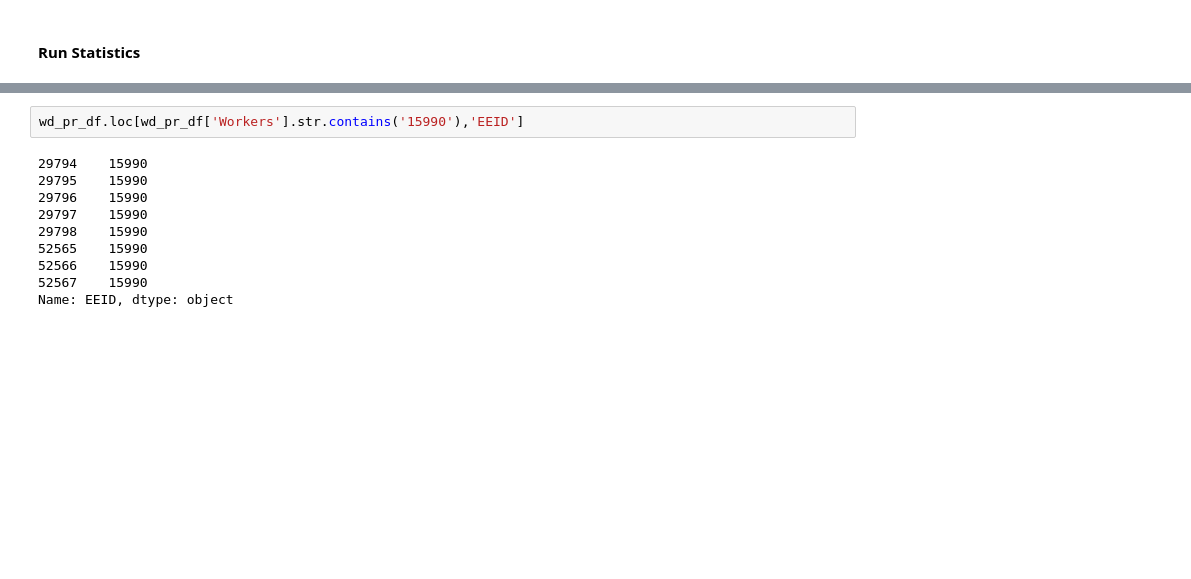
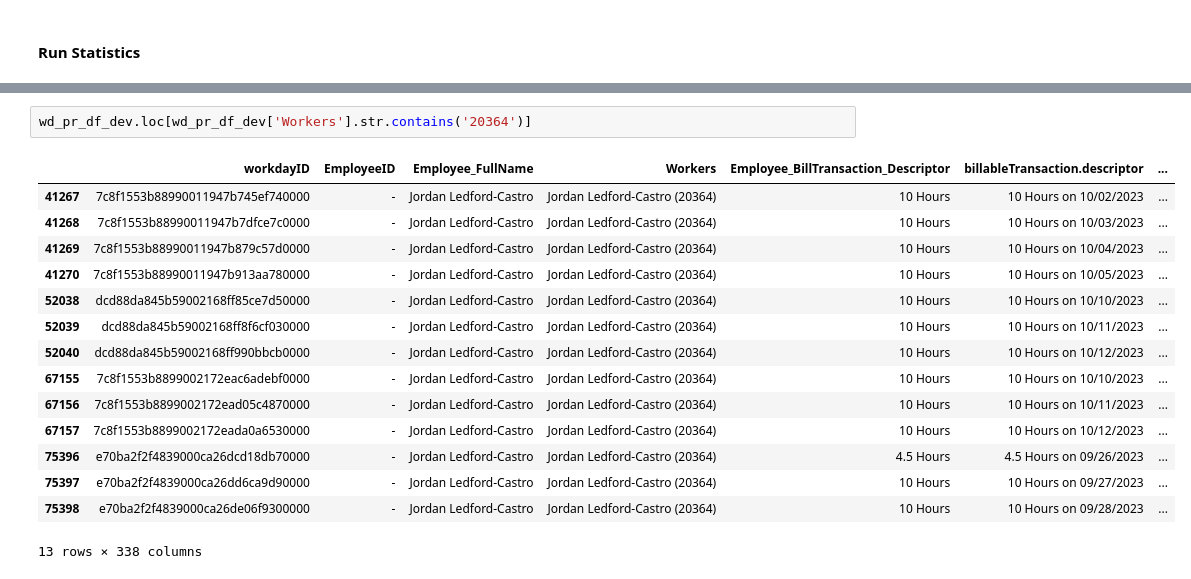
Before and after one commit to jbeachyMoss/LaborHours_Compare, a Jupyter notebook: DataValidation.ipynb, the cells around one changed output, grey strips where cells are left out. Drawn from its saved outputs; the diff is of its cells as text; blank space fills up the shorter version.

Commit message:
show data exploration on employees that have double the amount of hours in WD than they do it TCP

```diff
--- a/DataValidation.ipynb
+++ b/DataValidation.ipynb
@@ -280,12 +290,18 @@ Ran on 10-18-2023 11:22:40 for Week Ending 2023-10-14
 # %%
-wd_pr_df.loc[wd_pr_df['Workers'].str.contains('15990'),'EEID']
+wd_pr_df_dev.loc[wd_pr_df_dev['Workers'].str.contains('20364')]
 # %% [output]
+|  | workdayID | EmployeeID | Employee_FullName | Workers | Employee_BillTransaction_Descriptor | billableTransaction.descriptor | ... |
+| 41267 | 7c8f1553b88990011947b745ef740000 | - | Jordan Ledford-Castro | Jordan Ledford-Castro (20364) | 10 Hours | 10 Hours on 10/02/2023 | ... |
+| 41268 | 7c8f1553b88990011947b7dfce7c0000 | - | Jordan Ledford-Castro | Jordan Ledford-Castro (20364) | 10 Hours | 10 Hours on 10/03/2023 | ... |
+| 41269 | 7c8f1553b88990011947b879c57d0000 | - | Jordan Ledford-Castro | Jordan Ledford-Castro (20364) | 10 Hours | 10 Hours on 10/04/2023 | ... |
+| 41270 | 7c8f1553b88990011947b913aa780000 | - | Jordan Ledford-Castro | Jordan Ledford-Castro (20364) | 10 Hours | 10 Hours on 10/05/2023 | ... |
+| 52038 | dcd88da845b59002168ff85ce7d50000 | - | Jordan Ledford-Castro | Jordan Ledford-Castro (20364) | 10 Hours | 10 Hours on 10/10/2023 | ... |
+| 52039 | dcd88da845b59002168ff8f6cf030000 | - | Jordan Ledford-Castro | Jordan Ledford-Castro (20364) | 10 Hours | 10 Hours on 10/11/2023 | ... |
+| 52040 | dcd88da845b59002168ff990bbcb0000 | - | Jordan Ledford-Castro | Jordan Ledford-Castro (20364) | 10 Hours | 10 Hours on 10/12/2023 | ... |
+| 67155 | 7c8f1553b8899002172eac6adebf0000 | - | Jordan Ledford-Castro | Jordan Ledford-Castro (20364) | 10 Hours | 10 Hours on 10/10/2023 | ... |
+| 67156 | 7c8f1553b8899002172ead05c4870000 | - | Jordan Ledford-Castro | Jordan Ledford-Castro (20364) | 10 Hours | 10 Hours on 10/11/2023 | ... |
+| 67157 | 7c8f1553b8899002172eada0a6530000 | - | Jordan Ledford-Castro | Jordan Ledford-Castro (20364) | 10 Hours | 10 Hours on 10/12/2023 | ... |
+| 75396 | e70ba2f2f4839000ca26dcd18db70000 | - | Jordan Ledford-Castro | Jordan Ledford-Castro (20364) | 4.5 Hours | 4.5 Hours on 09/26/2023 | ... |
+| 75397 | e70ba2f2f4839000ca26dd6ca9d90000 | - | Jordan Ledford-Castro | Jordan Ledford-Castro (20364) | 10 Hours | 10 Hours on 09/27/2023 | ... |
+| 75398 | e70ba2f2f4839000ca26de06f9300000 | - | Jordan Ledford-Castro | Jordan Ledford-Castro (20364) | 10 Hours | 10 Hours on 09/28/2023 | ... |
-29794    15990
-29795    15990
-29796    15990
-29797    15990
-29798    15990
-52565    15990
-52566    15990
-52567    15990
-Name: EEID, dtype: object
+13 rows × 338 columns
```
Also changed, not shown: parts of 4 cells of this notebook.
